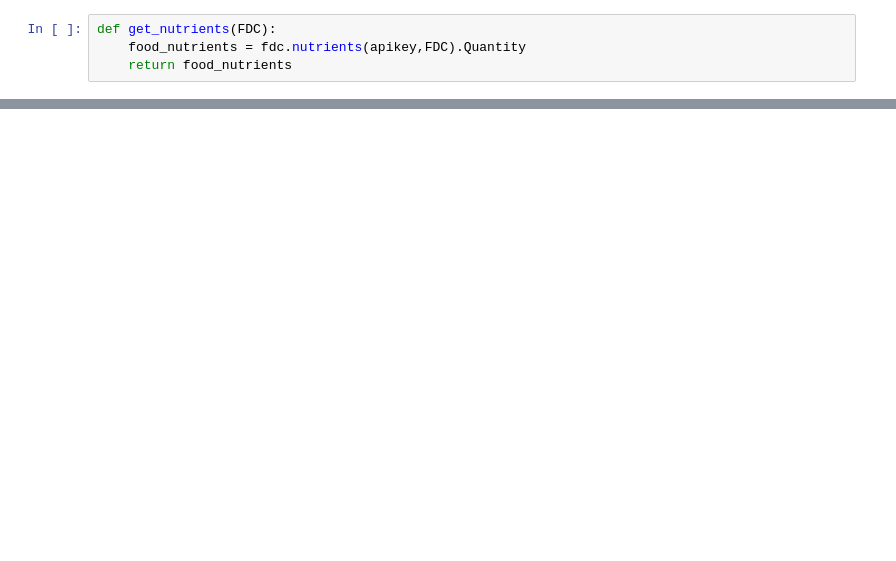
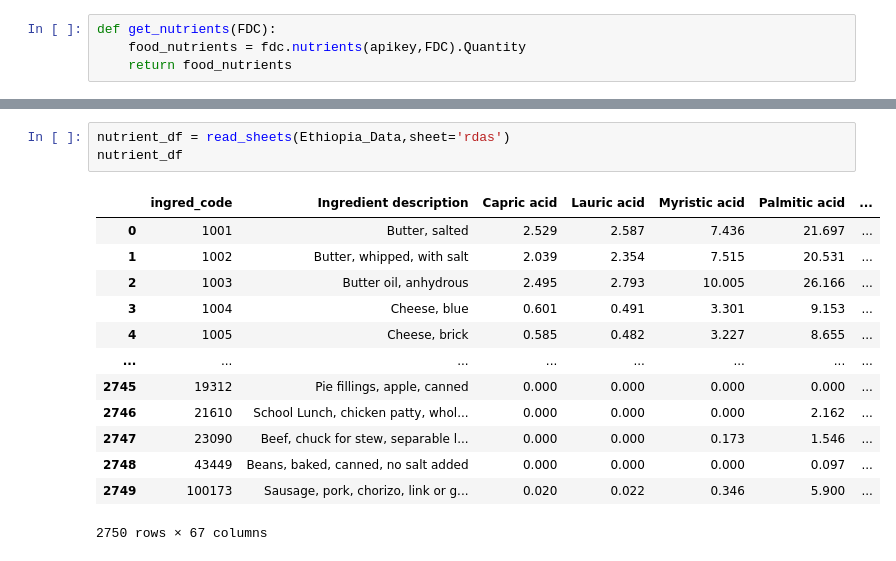
Before and after one commit to Guilherme4536/EEP153-P3, a Jupyter notebook: Establishing Nutrients.ipynb, the cells around one changed output, grey strips where cells are left out. Cells and saved outputs as stored; diff of their text form; blank space fills up the shorter version.

```diff
--- a/Establishing Nutrients.ipynb
+++ b/Establishing Nutrients.ipynb
@@ -162,0 +509,17 @@ Name: Quantity, Length: 97, dtype: float64
+# %%
+nutrient_df = read_sheets(Ethiopia_Data,sheet='rdas')
+nutrient_df
+# %% [output]
+|  | ingred_code | Ingredient description | Capric acid | Lauric acid | Myristic acid | Palmitic acid | ... |
+| 0 | 1001 | Butter, salted | 2.529 | 2.587 | 7.436 | 21.697 | ... |
+| 1 | 1002 | Butter, whipped, with salt | 2.039 | 2.354 | 7.515 | 20.531 | ... |
+| 2 | 1003 | Butter oil, anhydrous | 2.495 | 2.793 | 10.005 | 26.166 | ... |
+| 3 | 1004 | Cheese, blue | 0.601 | 0.491 | 3.301 | 9.153 | ... |
+| 4 | 1005 | Cheese, brick | 0.585 | 0.482 | 3.227 | 8.655 | ... |
+| ... | ... | ... | ... | ... | ... | ... | ... |
+| 2745 | 19312 | Pie fillings, apple, canned | 0.000 | 0.000 | 0.000 | 0.000 | ... |
+| 2746 | 21610 | School Lunch, chicken patty, whol... | 0.000 | 0.000 | 0.000 | 2.162 | ... |
+| 2747 | 23090 | Beef, chuck for stew, separable l... | 0.000 | 0.000 | 0.173 | 1.546 | ... |
+| 2748 | 43449 | Beans, baked, canned, no salt added | 0.000 | 0.000 | 0.000 | 0.097 | ... |
+| 2749 | 100173 | Sausage, pork, chorizo, link or g... | 0.020 | 0.022 | 0.346 | 5.900 | ... |
+2750 rows × 67 columns
```
Also changed, not shown: parts of 40 cells of this notebook, 1 other file.
